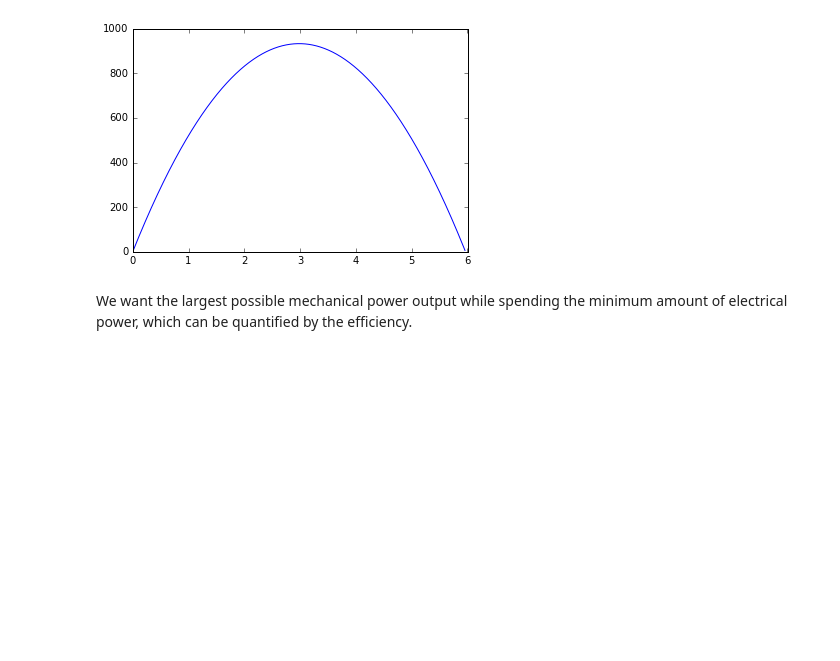
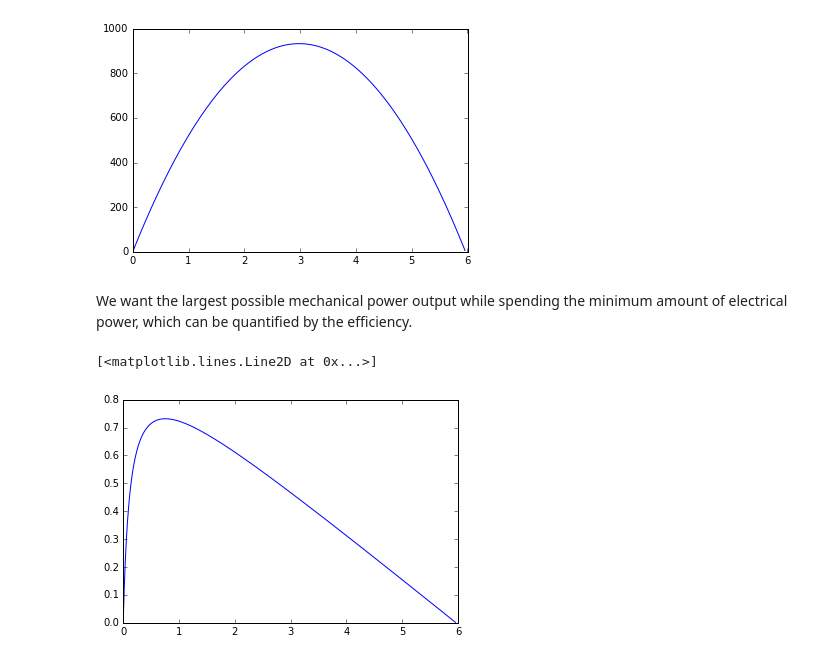
Before and after one commit to alcapriles/SMASH, a Jupyter notebook: gearbox.ipynb, the cells around one changed output. Drawn from its saved outputs; the diff is of its cells as text; code cells hidden in the pictures; blank space fills up the shorter version.

```diff
--- a/gearbox.ipynb
+++ b/gearbox.ipynb
@@ -83,8 +83,12 @@ efficiency.
 # %%
 #eta = Pout/Pin
 eta = []
 for i in Iin:
     eta.append(((i - Inoload)*(Vin - R*i))/(Vin*i))
+plt.plot(T, eta)
+# %% [output]
+[<matplotlib.lines.Line2D at 0x...>]
+[figure, added]
 # %%
 plt.figure(figsize=(10,10))
 plt.plot(T, Pout)
```
Also changed, not shown: parts of 1 cell of this notebook.
